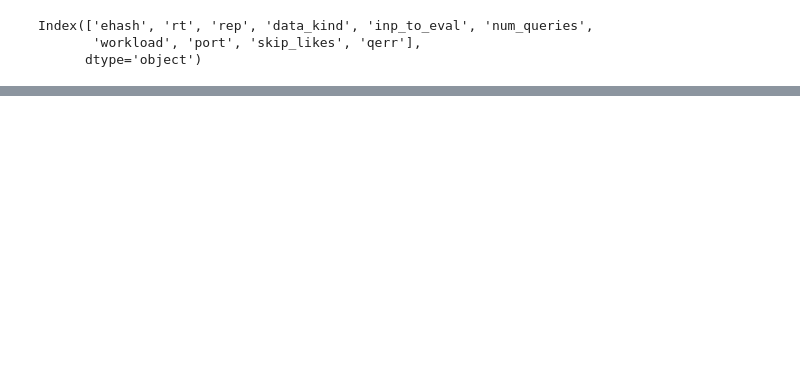
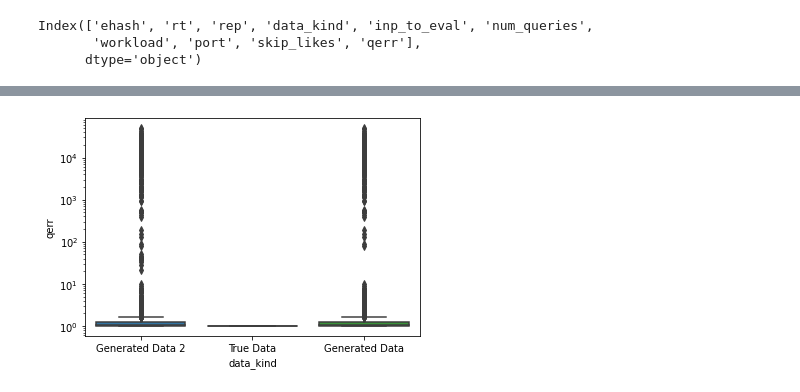
Before and after one commit to parimarjan/WorkloadCharacterization, a Jupyter notebook: Notebooks/Analyze-EvaldData-Logs.ipynb, the cells around one changed output, grey strips where cells are left out. Saved outputs shown, nothing was run; the diff lists cells and outputs as text; code cells hidden in the pictures; blank space fills up the shorter version.

```diff
--- a/Notebooks/Analyze-EvaldData-Logs.ipynb
+++ b/Notebooks/Analyze-EvaldData-Logs.ipynb
@@ -169,3 +186,8 @@ df.groupby(["data_kind"])["qerr"].describe(percentiles=[0.9, 0.99])
+# %%
+sns.boxplot(data=df, x="data_kind", y = "qerr")
+plt.yscale("log")
+# %% [output]
+[figure, added]
 # %%
 df.groupby(["data_kind"])["rt"].sum()
 # %% [output]
```
Also changed, not shown: parts of 14 cells of this notebook, 6 other files.
